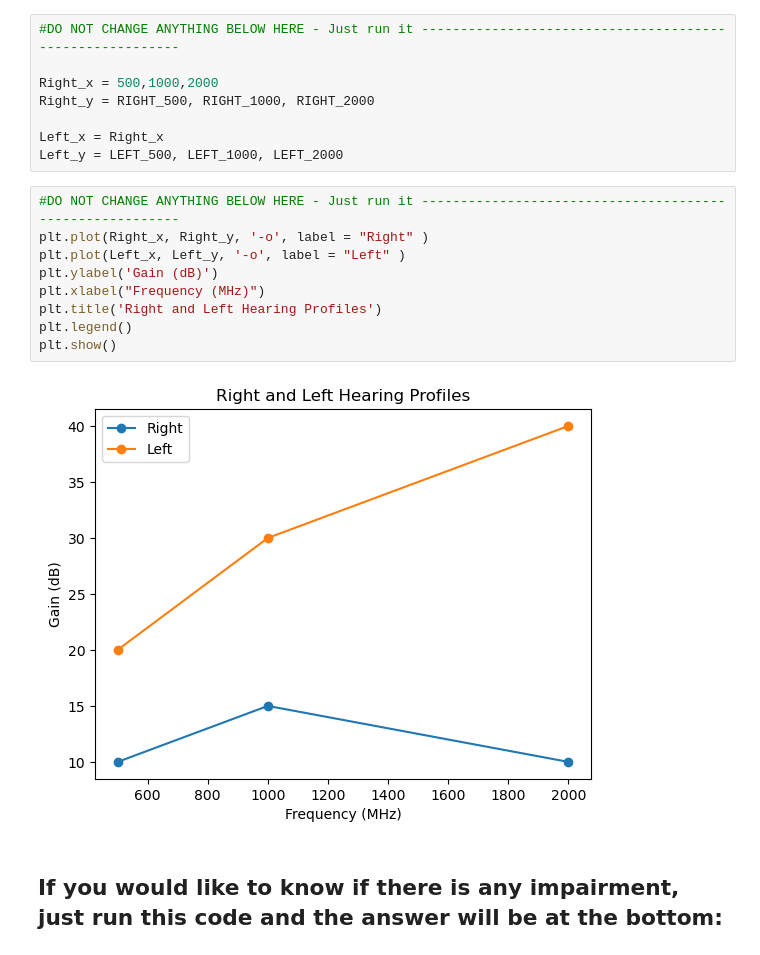
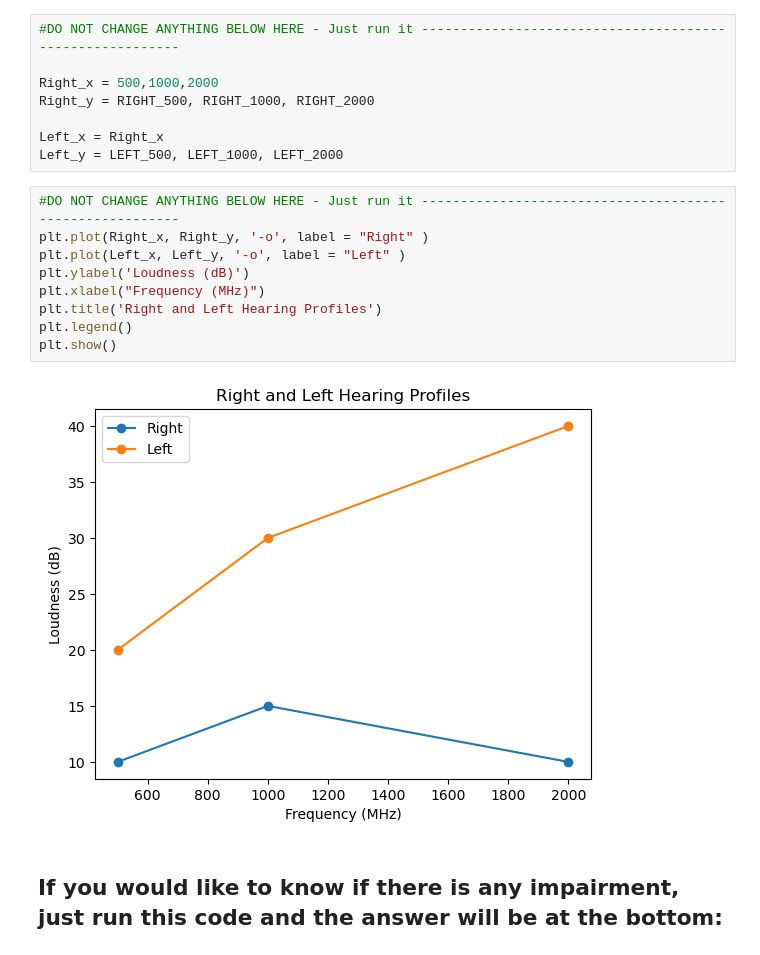
Before and after one commit to ProfOak7/Bio125, a Jupyter notebook: lab6_7/Audiometry.ipynb, the cells around one changed output. Saved outputs shown, nothing was run; the diff lists cells and outputs as text.

```diff
--- a/lab6_7/Audiometry.ipynb
+++ b/lab6_7/Audiometry.ipynb
@@ -23,14 +23,14 @@ Left_y = LEFT_500, LEFT_1000, LEFT_2000
 # %%
 #DO NOT CHANGE ANYTHING BELOW HERE - Just run it ---------------------------------------------------------
 plt.plot(Right_x, Right_y, '-o', label = "Right" )
 plt.plot(Left_x, Left_y, '-o', label = "Left" )
-plt.ylabel('Gain (dB)')
+plt.ylabel('Loudness (dB)')
 plt.xlabel("Frequency (MHz)")
 plt.title('Right and Left Hearing Profiles')
 plt.legend()
 plt.show()
 # %% [output]
-[figure, old version]
+[figure, new version]
 # %% [markdown]
 ## If you would like to know if there is any impairment, just run this code and the answer will be at the bottom:
 # %%
```
